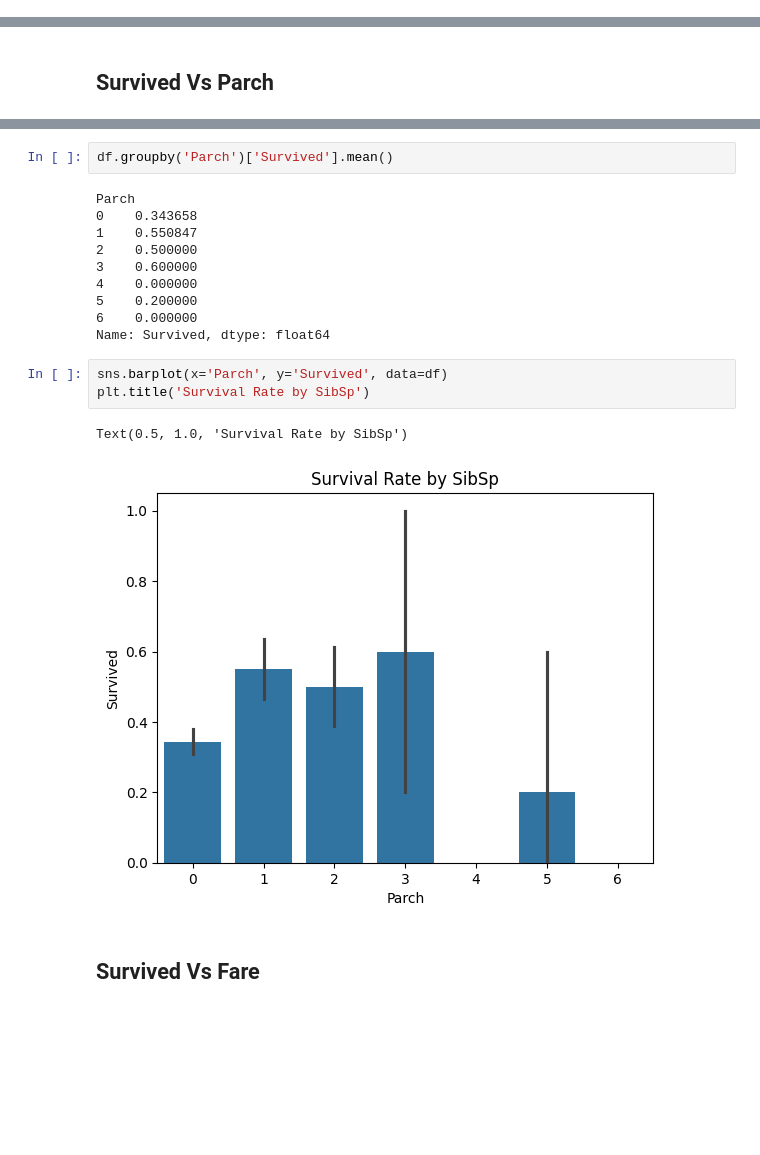
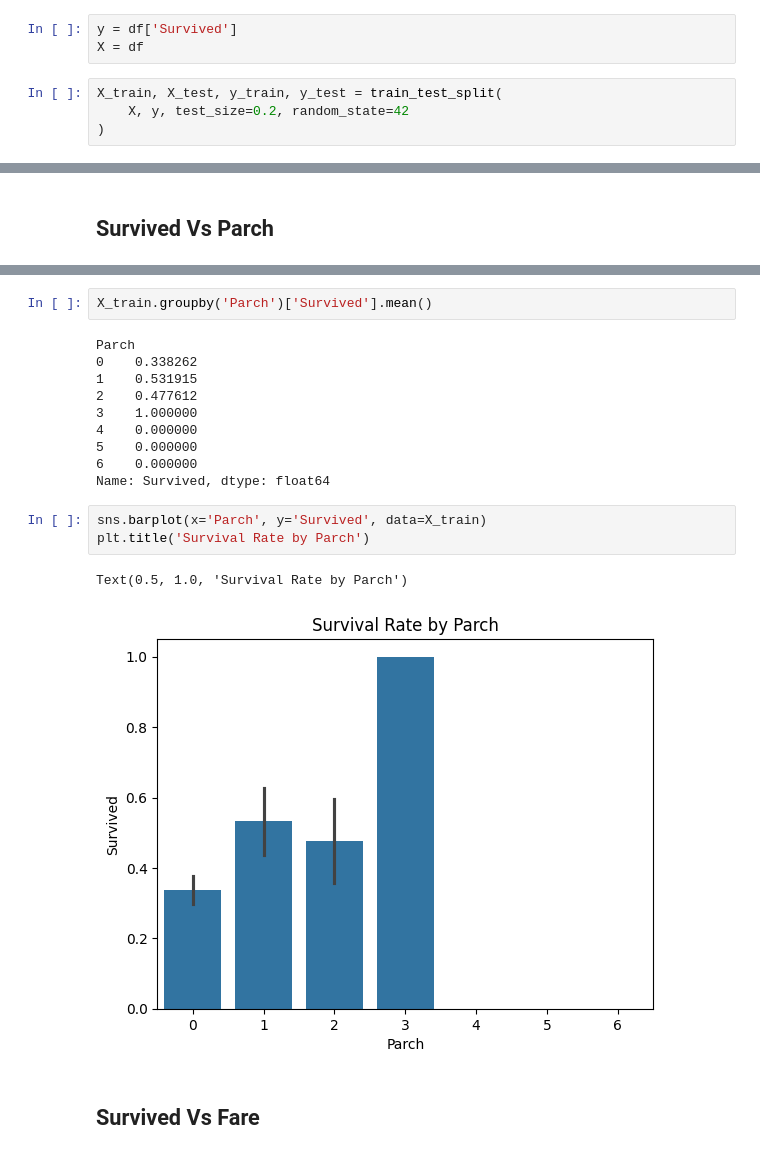
Before and after one commit to ceeguypun/titanic-survival-ml, a Jupyter notebook: notebooks/01_EDA.ipynb, the cells around one changed output, grey strips where cells are left out. Saved outputs shown, nothing was run; the diff lists cells and outputs as text; blank space fills up the shorter version.

```diff
--- a/notebooks/01_EDA.ipynb
+++ b/notebooks/01_EDA.ipynb
@@ -84,3 +95,10 @@ dtype: int64
+# %%
+y = df['Survived']
+X = df
+# %%
+X_train, X_test, y_train, y_test = train_test_split(
+    X, y, test_size=0.2, random_state=42
+)
 # %% [markdown]
 # Data Quality Assessment
 # %%
@@ -543,22 +579,22 @@ pd.crosstab(df['Parch'], df['Survived'], normalize='index') * 100
 | 6 | 100.000000 | 0.000000 |
 # %%
-df.groupby('Parch')['Survived'].mean()
+X_train.groupby('Parch')['Survived'].mean()
 # %% [output]
 Parch
-0    0.343658
-1    0.550847
-2    0.500000
-3    0.600000
+0    0.338262
+1    0.531915
+2    0.477612
+3    1.000000
 4    0.000000
-5    0.200000
+5    0.000000
 6    0.000000
 Name: Survived, dtype: float64
 # %%
-sns.barplot(x='Parch', y='Survived', data=df)
-plt.title('Survival Rate by SibSp')
+sns.barplot(x='Parch', y='Survived', data=X_train)
+plt.title('Survival Rate by Parch')
 # %% [output]
-Text(0.5, 1.0, 'Survival Rate by SibSp')
+Text(0.5, 1.0, 'Survival Rate by Parch')
-[figure, old version]
+[figure, new version]
 # %% [markdown]
 ## Survived Vs Fare
 # %%
```
Also changed, not shown: parts of 73 cells of this notebook, 30 other files.
